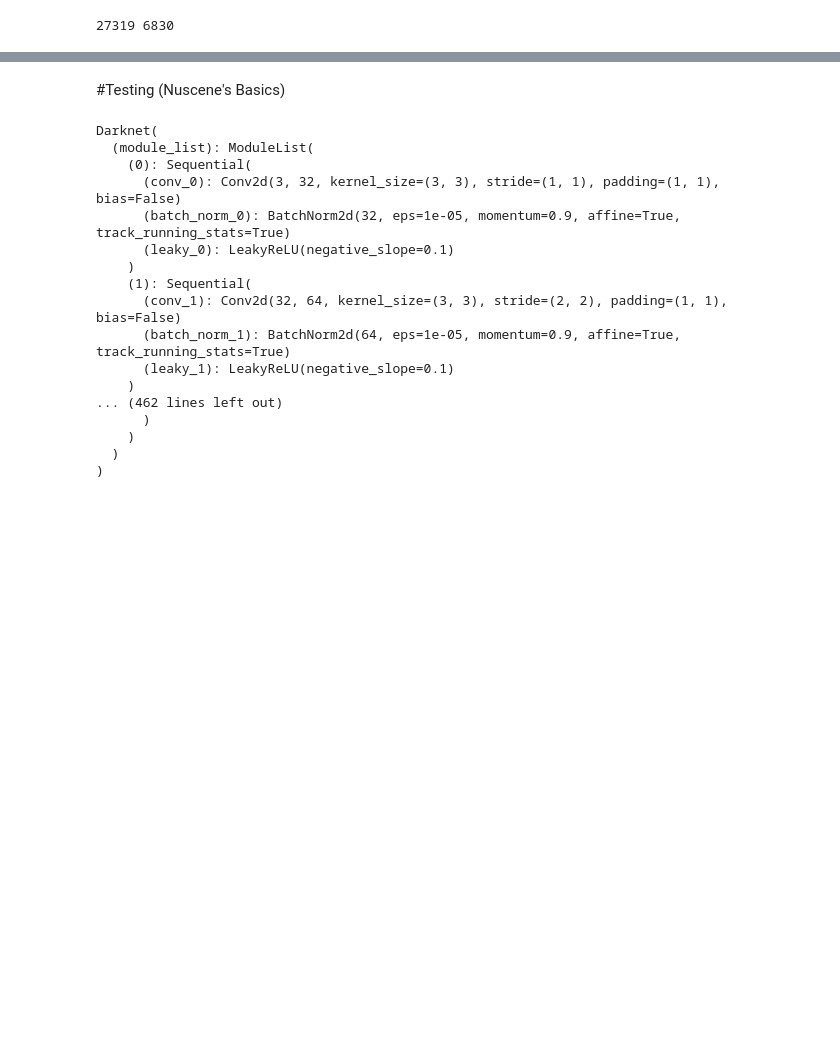
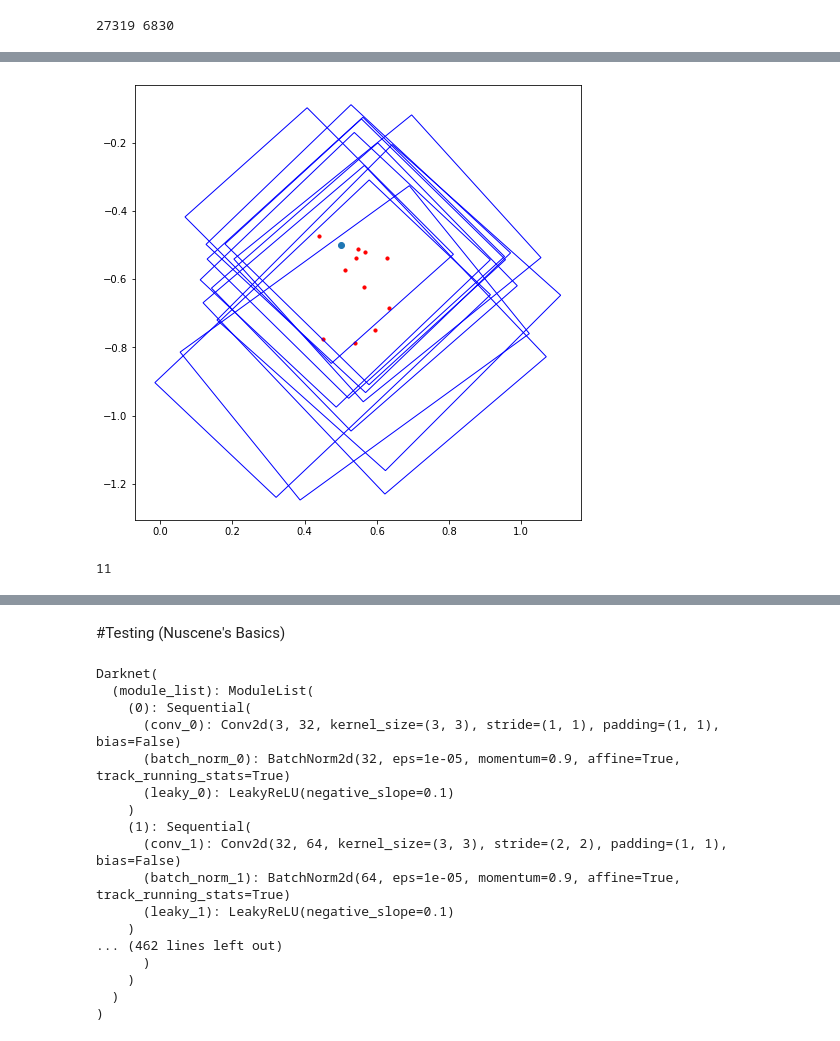
Before and after one commit to jackaboy7981/Single-Image-Depth-YoloV3-, a Jupyter notebook: SingleImgDepth(Yolov3)Notebookversion.ipynb, the cells around one changed output, grey strips where cells are left out. Cells and saved outputs as stored; diff of their text form; code cells hidden in the pictures; blank space fills up the shorter version.

```diff
--- a/SingleImgDepth(Yolov3)Notebookversion.ipynb
+++ b/SingleImgDepth(Yolov3)Notebookversion.ipynb
@@ -1886,2 +1866,8 @@ plt.imshow(  img[0].permute(1, 2, 0)  )
+# %%
+draw(out[0])
+print(len(out[0]))
+# %% [output]
+[figure, added]
+11
 # %%
 draw(out[0])
```
Also changed, not shown: parts of 26 cells of this notebook.
